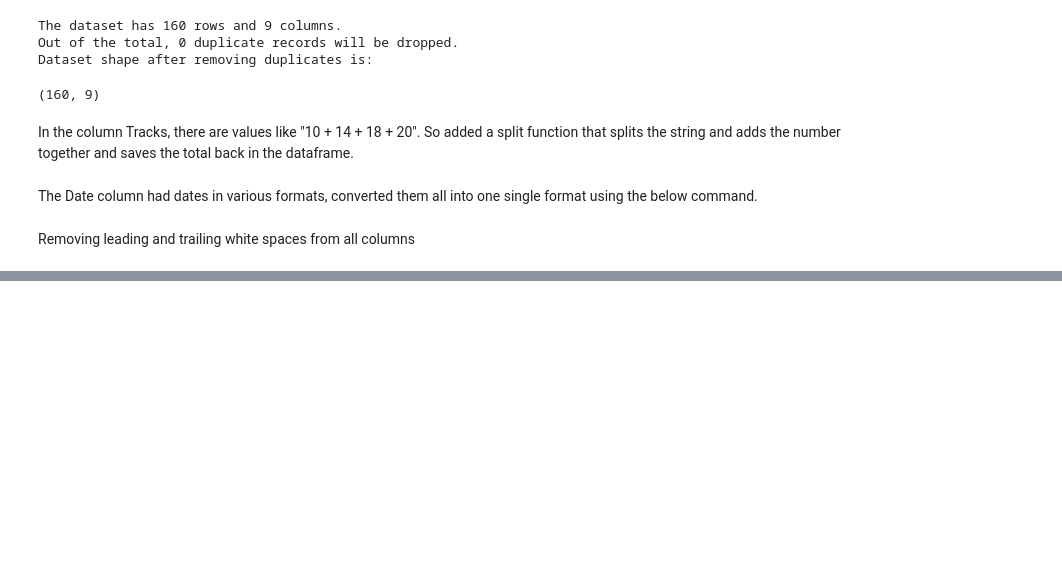
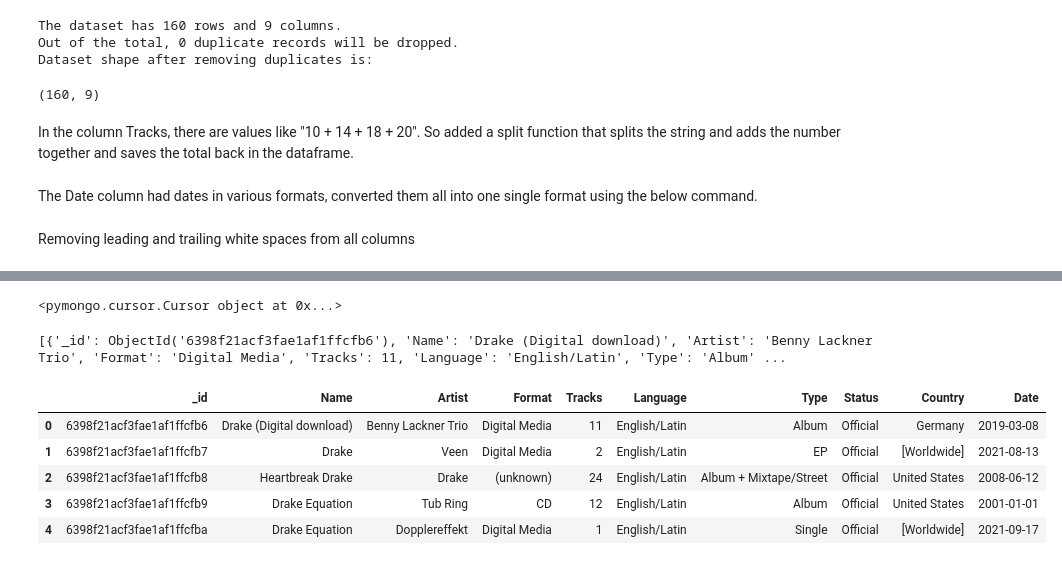
Before and after one commit to tannavishetty/PyThonProgrammingCA, a Jupyter notebook: Python_CAOne.ipynb, the cells around one changed output, grey strips where cells are left out. Cells and saved outputs as stored; diff of their text form; code cells hidden in the pictures; blank space fills up the shorter version.

```diff
--- a/Python_CAOne.ipynb
+++ b/Python_CAOne.ipynb
@@ -210,0 +299,3 @@ Inserting the data into a dataset
+# %%
+#to read from the collection, defining the variable mycollection
+mycollection = db["MusicReleases"]
@@ -210,0 +345,28 @@ Inserting the data into a dataset
+# %%
+
+all_records = mycollection.find()
+# %%
+print(all_records)
+# %% [output]
+<pymongo.cursor.Cursor object at 0x...>
+# %%
+#inserting the output in a list
+list_cursor = list(all_records)
+# %%
+#the output is not a list and the dictionary is inside the list
+print(list_cursor)
+# %% [output]
+[{'_id': ObjectId('6398f21acf3fae1af1ffcfb6'), 'Name': 'Drake (Digital download)', 'Artist': 'Benny Lackner Trio', 'Format': 'Digital Media', 'Tracks': 11, 'Language': 'English/Latin', 'Type': 'Album' ...
+# %%
+#inserting the table content into a dataframe for improve readability
+df_new = pd.DataFrame(list_cursor)
+# %%
+#the values from the database are printed below
+df_new.head()
+# %% [output]
+|  | _id | Name | Artist | Format | Tracks | Language | Type | Status | Country | Date |
+| 0 | 6398f21acf3fae1af1ffcfb6 | Drake (Digital download) | Benny Lackner Trio | Digital Media | 11 | English/Latin | Album | Official | Germany | 2019-03-08 |
+| 1 | 6398f21acf3fae1af1ffcfb7 | Drake | Veen | Digital Media | 2 | English/Latin | EP | Official | [Worldwide] | 2021-08-13 |
+| 2 | 6398f21acf3fae1af1ffcfb8 | Heartbreak Drake | Drake | (unknown) | 24 | English/Latin | Album + Mixtape/Street | Official | United States | 2008-06-12 |
+| 3 | 6398f21acf3fae1af1ffcfb9 | Drake Equation | Tub Ring | CD | 12 | English/Latin | Album | Official | United States | 2001-01-01 |
+| 4 | 6398f21acf3fae1af1ffcfba | Drake Equation | Dopplereffekt | Digital Media | 1 | English/Latin | Single | Official | [Worldwide] | 2021-09-17 |
```
Also changed, not shown: parts of 22 cells of this notebook.
